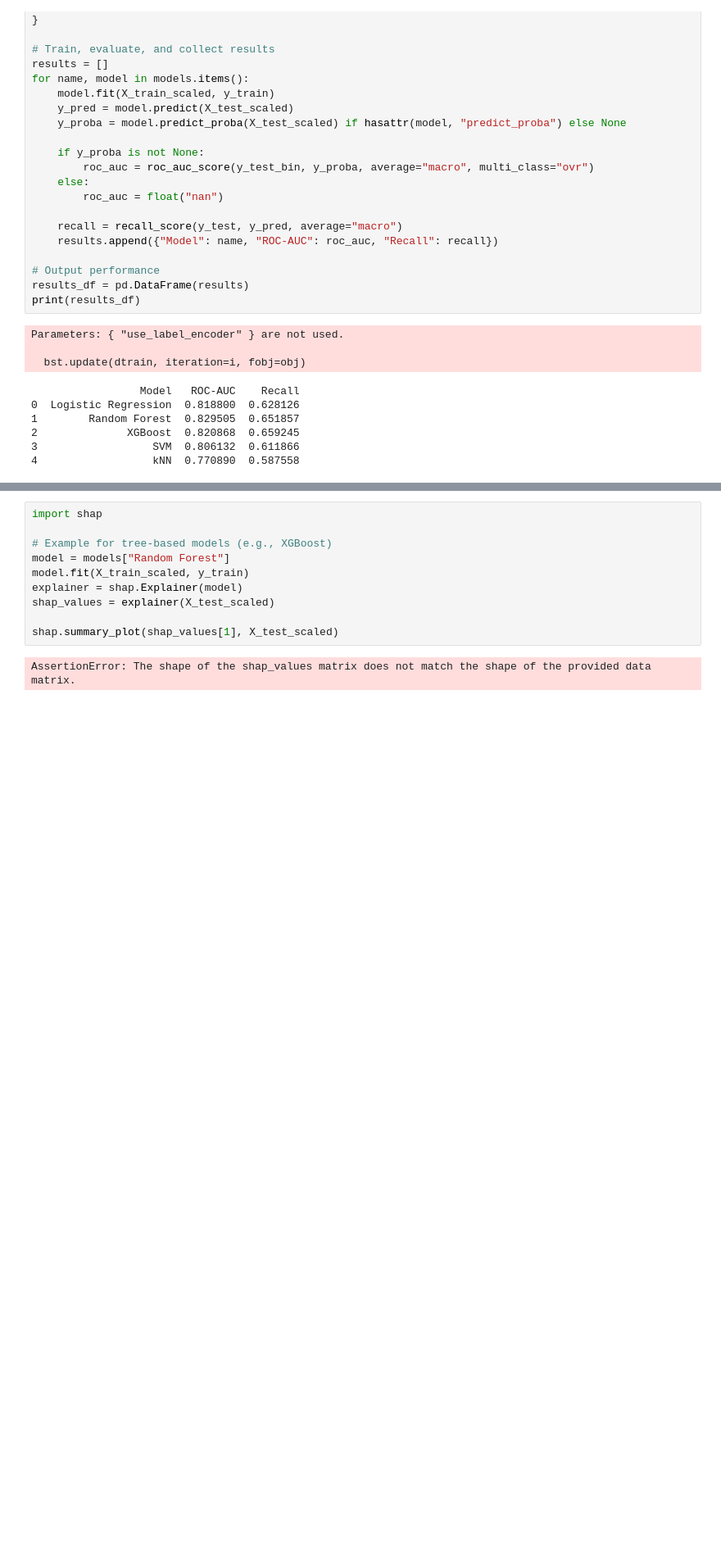
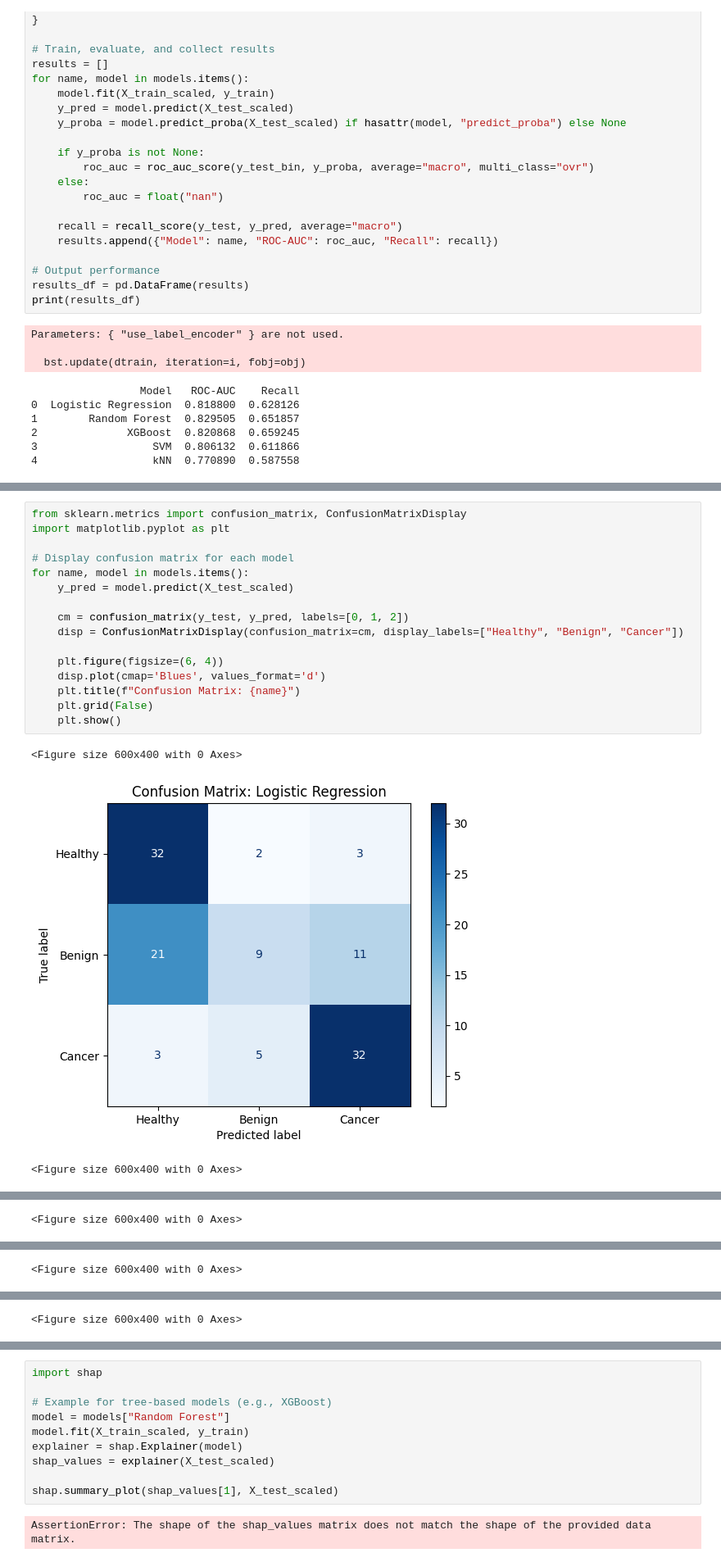
Before and after one commit to JDpodichetty/iRI_2025_AS, a Jupyter notebook: Code/cancer/pancreatic_cancer_code.ipynb, the cells around one changed output, grey strips where cells are left out. Shown at 82% size. Saved outputs shown, nothing was run; the diff lists cells and outputs as text; blank space fills up the shorter version.

```diff
--- a/Code/cancer/pancreatic_cancer_code.ipynb
+++ b/Code/cancer/pancreatic_cancer_code.ipynb
@@ -426,0 +452,20 @@ print(cv_df)
+# %%
+from sklearn.metrics import confusion_matrix, ConfusionMatrixDisplay
+import matplotlib.pyplot as plt
+
+# Display confusion matrix for each model
+for name, model in models.items():
+    y_pred = model.predict(X_test_scaled)
+
+    cm = confusion_matrix(y_test, y_pred, labels=[0, 1, 2])
+    disp = ConfusionMatrixDisplay(confusion_matrix=cm, display_labels=["Healthy", "Benign", "Cancer"])
+
+    plt.figure(figsize=(6, 4))
+    disp.plot(cmap='Blues', values_format='d')
+    plt.title(f"Confusion Matrix: {name}")
+    plt.grid(False)
+    plt.show()
+# %% [output]
+<Figure size 600x400 with 0 Axes>
+[figure, added]
+<Figure size 600x400 with 0 Axes>
@@ -426,0 +473 @@ print(cv_df)
+<Figure size 600x400 with 0 Axes>
@@ -426,0 +475 @@ print(cv_df)
+<Figure size 600x400 with 0 Axes>
@@ -426,0 +477 @@ print(cv_df)
+<Figure size 600x400 with 0 Axes>
```
Also changed, not shown: parts of 18 cells of this notebook.
